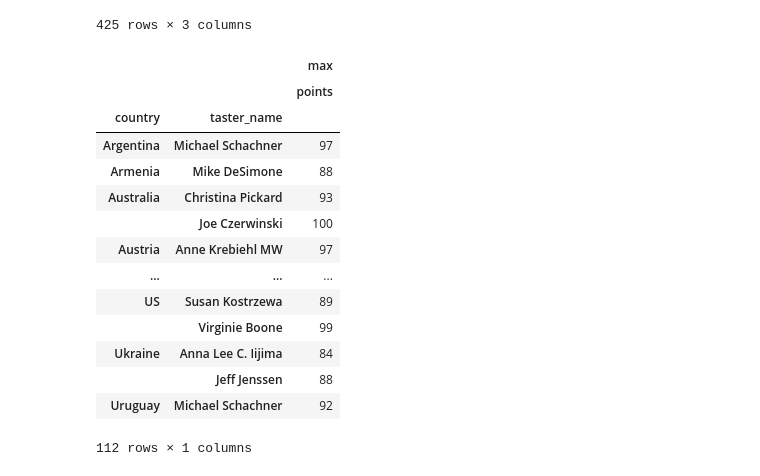
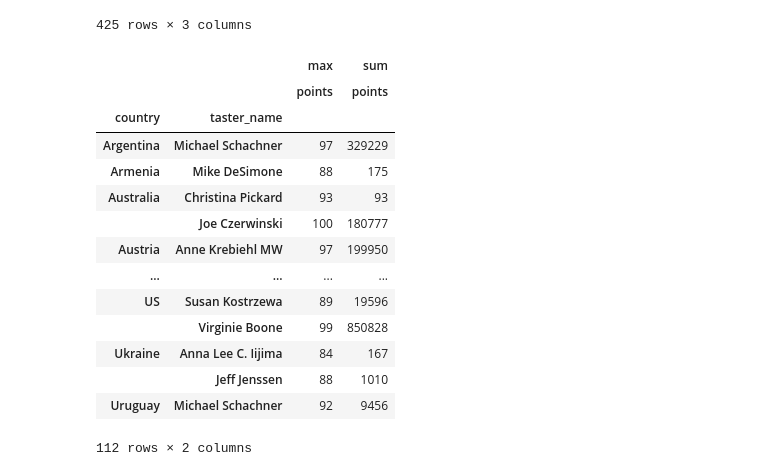
Before and after one commit to SyedaAnoosha/Data-Science-with-Python, a Jupyter notebook: Exploring Datasets/Wine Reviews/winemag_reviews_data.ipynb, the cells around one changed output. Drawn from its saved outputs; the diff is of its cells as text; code cells hidden in the pictures.

```diff
--- a/Exploring Datasets/Wine Reviews/winemag_reviews_data.ipynb
+++ b/Exploring Datasets/Wine Reviews/winemag_reviews_data.ipynb
@@ -1010,20 +1010,20 @@ wine_reviews.pivot_table(values="price",index=["country","province"],aggfunc=[le
 |  | Uruguay | 24 | 12.0 | 50.0 |
 425 rows × 3 columns
 # %%
-wine_reviews.pivot_table(values="points",index=["country","taster_name"], aggfunc=([max]))
+wine_reviews.pivot_table(values="points",index=["country","taster_name"], aggfunc=([max, sum]))
 # %% [output]
-|  |  | max |
-|  |  | points |
-| country | taster_name |  |
-| Argentina | Michael Schachner | 97 |
-| Armenia | Mike DeSimone | 88 |
-| Australia | Christina Pickard | 93 |
-|  | Joe Czerwinski | 100 |
-| Austria | Anne Krebiehl MW | 97 |
-| ... | ... | ... |
-| US | Susan Kostrzewa | 89 |
-|  | Virginie Boone | 99 |
-| Ukraine | Anna Lee C. Iijima | 84 |
-|  | Jeff Jenssen | 88 |
-| Uruguay | Michael Schachner | 92 |
+|  |  | max | sum |
+|  |  | points | points |
+| country | taster_name |  |  |
+| Argentina | Michael Schachner | 97 | 329229 |
+| Armenia | Mike DeSimone | 88 | 175 |
+| Australia | Christina Pickard | 93 | 93 |
+|  | Joe Czerwinski | 100 | 180777 |
+| Austria | Anne Krebiehl MW | 97 | 199950 |
+| ... | ... | ... | ... |
+| US | Susan Kostrzewa | 89 | 19596 |
+|  | Virginie Boone | 99 | 850828 |
+| Ukraine | Anna Lee C. Iijima | 84 | 167 |
+|  | Jeff Jenssen | 88 | 1010 |
+| Uruguay | Michael Schachner | 92 | 9456 |
-112 rows × 1 columns
+112 rows × 2 columns
```
Also changed, not shown: parts of 6 cells of this notebook, 4 other files.
